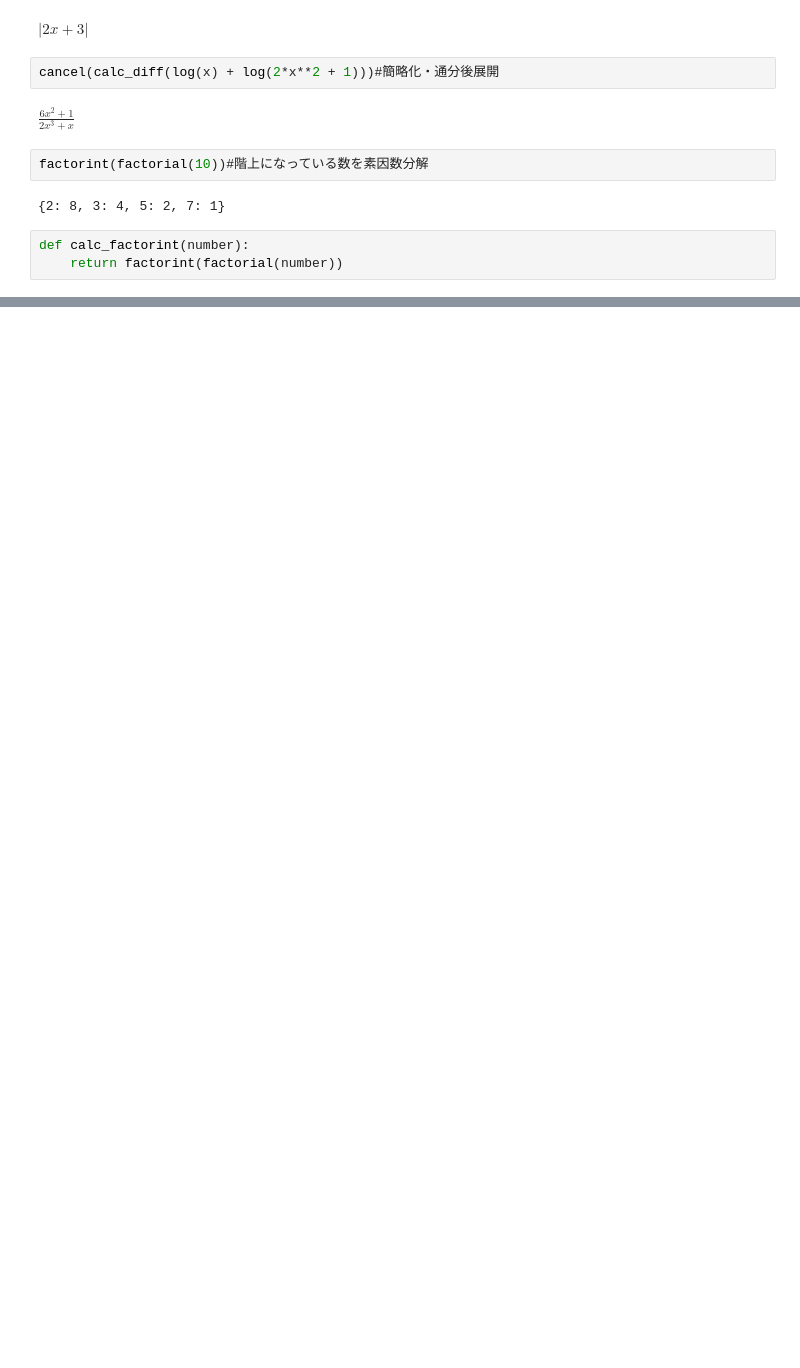
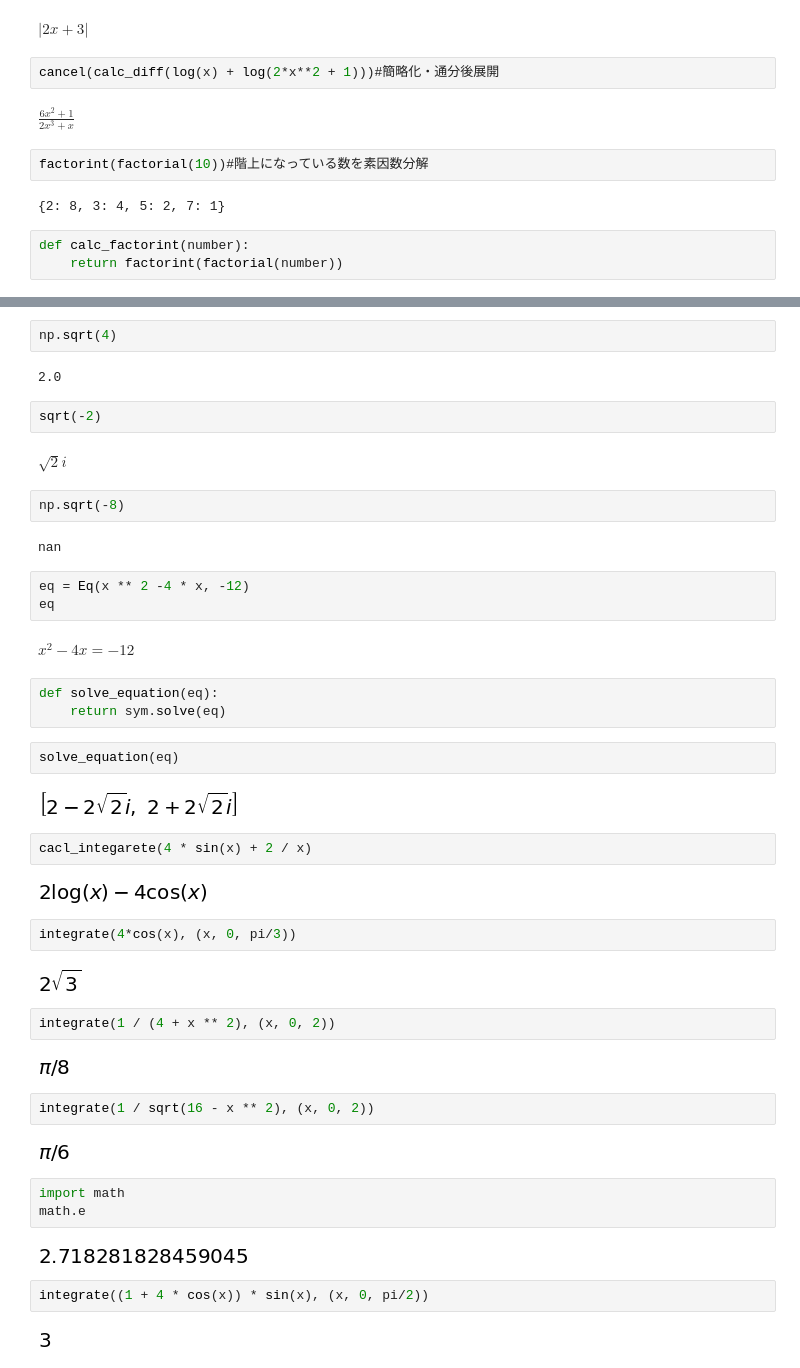
Before and after one commit to ju-ki/free_python, a Jupyter notebook: math/basic_sympy.ipynb, the cells around one changed output, grey strips where cells are left out. Cells and saved outputs as stored; diff of their text form; blank space fills up the shorter version.

```diff
--- a/math/basic_sympy.ipynb
+++ b/math/basic_sympy.ipynb
@@ -101,0 +159,49 @@ calc_factorint(2)#普通の値を素因数分解するならこちらの
+# %%
+np.sqrt(4)
+# %% [output]
+2.0
+# %%
+sqrt(-2)
+# %% [output]
+$\displaystyle \sqrt{2} i$
+# %%
+np.sqrt(-8)
+# %% [output]
+nan
+# %%
+eq = Eq(x ** 2 -4 * x, -12)
+eq
+# %% [output]
+$\displaystyle x^{2} - 4 x = -12$
+# %%
+def solve_equation(eq):
+    return sym.solve(eq)
+# %%
+solve_equation(eq)
+# %% [output]
+[figure, added]
+# %%
+cacl_integarete(4 * sin(x) + 2 / x)
+# %% [output]
+[figure, added]
+# %%
+integrate(4*cos(x), (x, 0, pi/3))
+# %% [output]
+[figure, added]
+# %%
+integrate(1 / (4 + x ** 2), (x, 0, 2))
+# %% [output]
+[figure, added]
+# %%
+integrate(1 / sqrt(16 - x ** 2), (x, 0, 2))
+# %% [output]
+[figure, added]
+# %%
+import math
+math.e
+# %% [output]
+[figure, added]
+# %%
+integrate((1 + 4 * cos(x)) * sin(x), (x, 0, pi/2))
+# %% [output]
+[figure, added]
```
Also changed, not shown: parts of 15 cells of this notebook.
